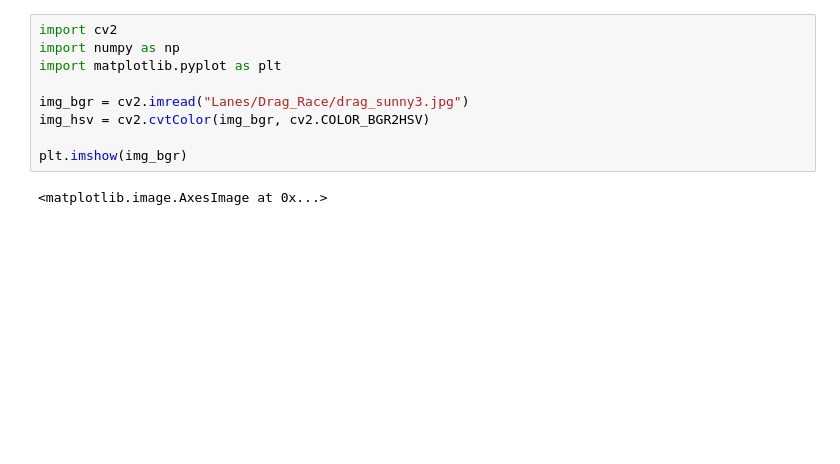
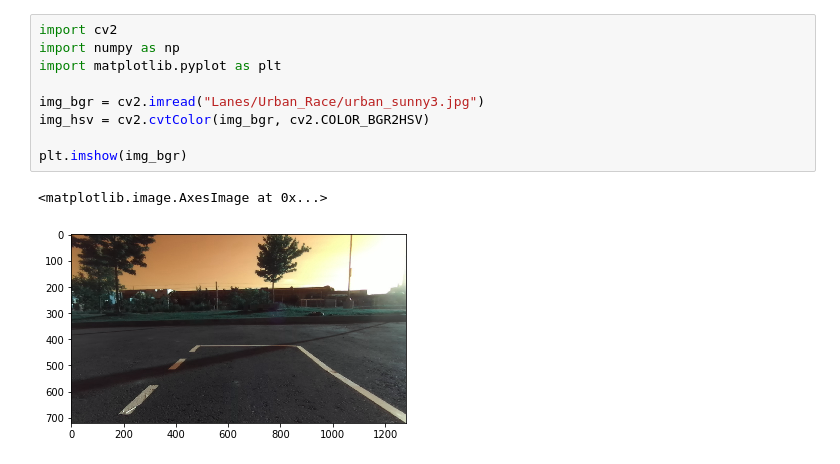
Before and after one commit to UWRobotRacing/RR-Hummingbot-Software, a Jupyter notebook: rr_computer_vision/scripts/Lane-Detection-Test-Single-Image.ipynb, the cells around one changed output. Drawn from its saved outputs; the diff is of its cells as text; blank space fills up the shorter version.

```diff
--- a/rr_computer_vision/scripts/Lane-Detection-Test-Single-Image.ipynb
+++ b/rr_computer_vision/scripts/Lane-Detection-Test-Single-Image.ipynb
@@ -1,14 +1,15 @@
 # %%
 import cv2
 import numpy as np
 import matplotlib.pyplot as plt
 
-img_bgr = cv2.imread("Lanes/Drag_Race/drag_sunny3.jpg")
+img_bgr = cv2.imread("Lanes/Urban_Race/urban_sunny3.jpg")
 img_hsv = cv2.cvtColor(img_bgr, cv2.COLOR_BGR2HSV)
 
 plt.imshow(img_bgr)
 # %% [output]
 <matplotlib.image.AxesImage at 0x...>
+[figure, added]
 # %%
 (channel_h, channel_s, channel_v) = cv2.split(img_hsv)
 adaptive_thres = cv2.adaptiveThreshold(channel_v, 255,
```
Also changed, not shown: parts of 3 cells of this notebook, 20 other files.
